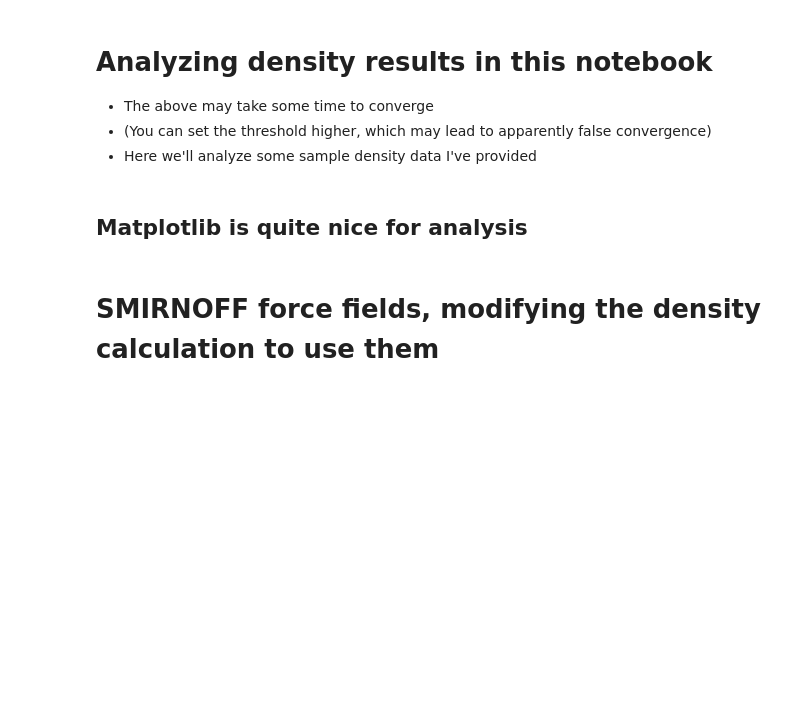
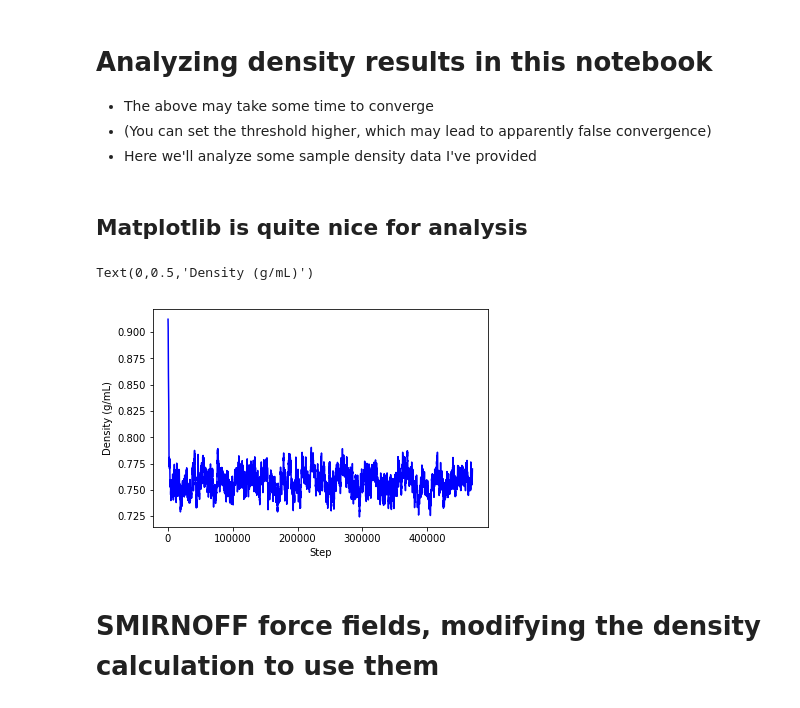
Before and after one commit to QCMM/workshop2017, a Jupyter notebook: Free_energy_day1/OpenMM/Session2.ipynb, the cells around one changed output. Drawn from its saved outputs; the diff is of its cells as text; code cells hidden in the pictures; blank space fills up the shorter version.

```diff
--- a/Free_energy_day1/OpenMM/Session2.ipynb
+++ b/Free_energy_day1/OpenMM/Session2.ipynb
@@ -342,3 +329,18 @@ print(len(density_ts))
 - Here we'll analyze some sample density data I've provided
 # %% [markdown]
 ## Matplotlib is quite nice for analysis
+# %%
+# Prep matplotlib/pylab to display here
+%matplotlib inline
+from pylab import *
+
+# Load density
+d = pd.read_csv('sample_files/density_sample.csv', names=["step", "U", "Temperature", "Density"], skiprows=1)
+
+# Plot instantaneous density
+plot( np.array(d.step), np.array(d.Density), 'b-')
+xlabel('Step')
+ylabel('Density (g/mL)')
+# %% [output]
+Text(0,0.5,'Density (g/mL)')
+[figure, added]
```
Also changed, not shown: parts of 2 cells of this notebook, 2 other files.
